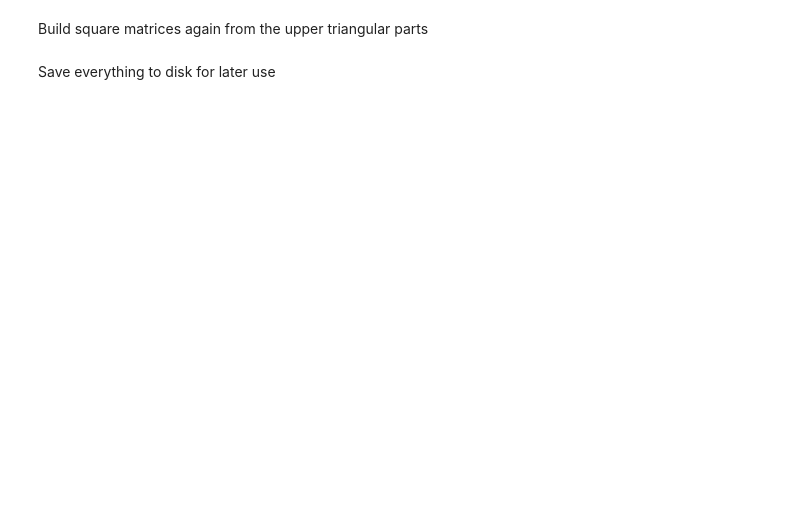
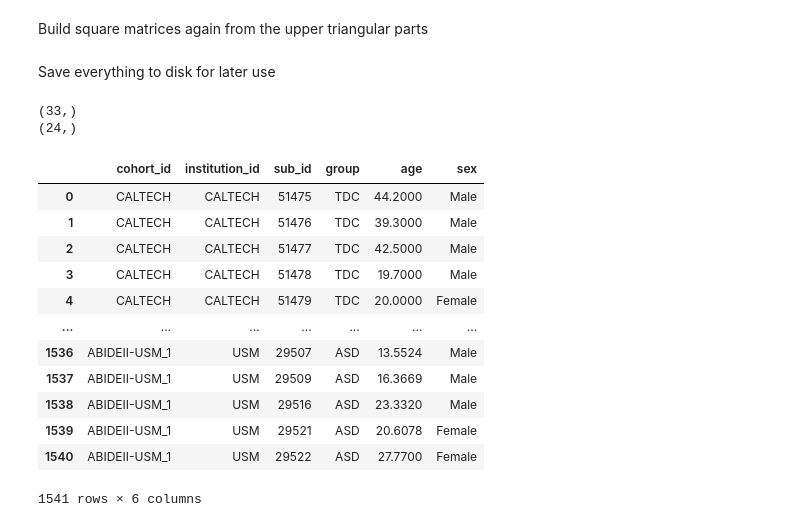
Before and after one commit to compneurobilbao/asd-subtyping-enrichment, a Jupyter notebook: notebooks/02-harmonise_data.ipynb, the cells around one changed output. Saved outputs shown, nothing was run; the diff lists cells and outputs as text; code cells hidden in the pictures; blank space fills up the shorter version.

```diff
--- a/notebooks/02-harmonise_data.ipynb
+++ b/notebooks/02-harmonise_data.ipynb
@@ -273,0 +279,29 @@ savemat(opj(data_dir,'cors_combat_both_82regs_motion_aggressive_My21.mat'),
+# %%
+demo_data_figshare = pd.DataFrame({'cohort_id':pd.merge(pd.DataFrame({'SUB_ID':subjects}), demo).SITE_ID,
+                                   'institution_id': site,
+              'sub_id': subjects, 'group': group,
+              'age':age, 'sex':sex})
+demo_data_figshare['group'] = demo_data_figshare['group'].replace(to_replace = [2,1], value=['TDC', "ASD"])
+demo_data_figshare['sex'] = demo_data_figshare['sex'].replace(to_replace = [1,2], value=['Male', "Female"])
+demo_data_figshare.to_excel("../results/demo_data.xlsx", index=False)
+print(demo_data_figshare.cohort_id.unique().shape)
+print(demo_data_figshare.institution_id.unique().shape)
+# %% [output]
+(33,)
+(24,)
+# %%
+demo_data_figshare
+# %% [output]
+|  | cohort_id | institution_id | sub_id | group | age | sex |
+| 0 | CALTECH | CALTECH | 51475 | TDC | 44.2000 | Male |
+| 1 | CALTECH | CALTECH | 51476 | TDC | 39.3000 | Male |
+| 2 | CALTECH | CALTECH | 51477 | TDC | 42.5000 | Male |
+| 3 | CALTECH | CALTECH | 51478 | TDC | 19.7000 | Male |
+| 4 | CALTECH | CALTECH | 51479 | TDC | 20.0000 | Female |
+| ... | ... | ... | ... | ... | ... | ... |
+| 1536 | ABIDEII-USM_1 | USM | 29507 | ASD | 13.5524 | Male |
+| 1537 | ABIDEII-USM_1 | USM | 29509 | ASD | 16.3669 | Male |
+| 1538 | ABIDEII-USM_1 | USM | 29516 | ASD | 23.3320 | Male |
+| 1539 | ABIDEII-USM_1 | USM | 29521 | ASD | 20.6078 | Female |
+| 1540 | ABIDEII-USM_1 | USM | 29522 | ASD | 27.7700 | Female |
+1541 rows × 6 columns
```
Also changed, not shown: parts of 8 cells of this notebook, 7 other files.
